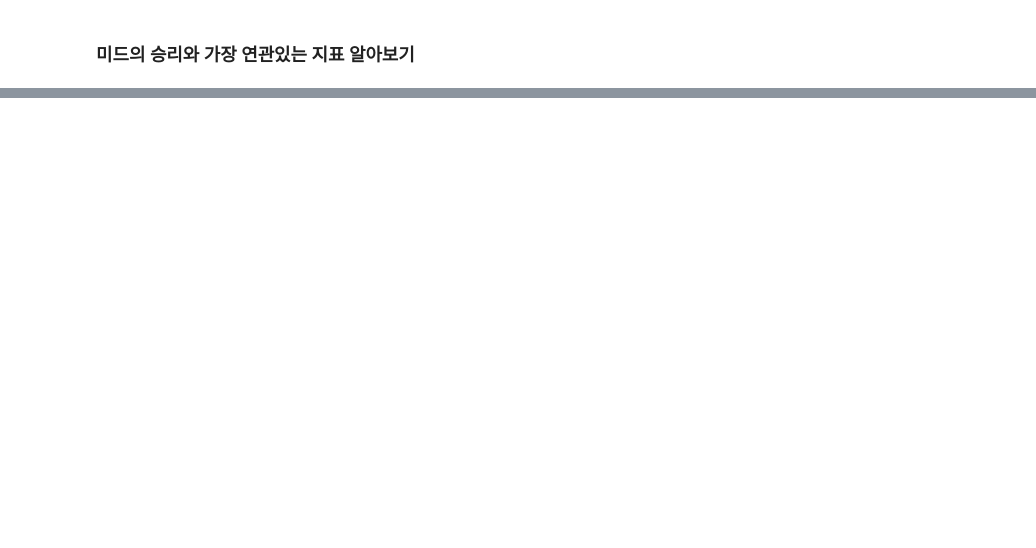
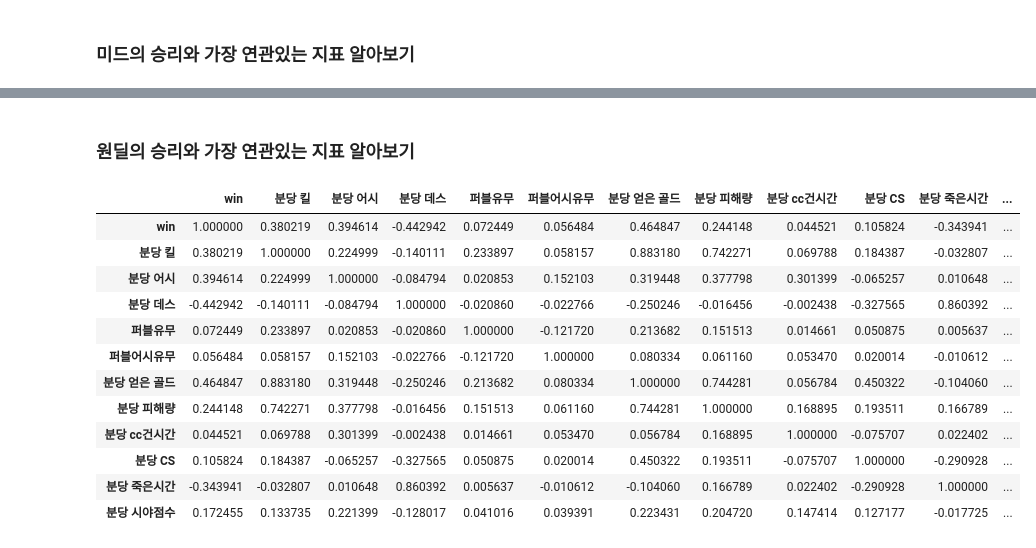
Before and after one commit to league-of-legends-data-analysis/lol-analysis, a Jupyter notebook: 라인별_corr_및_시각화.ipynb, the cells around one changed output, grey strips where cells are left out. Saved outputs shown, nothing was run; the diff lists cells and outputs as text; code cells hidden in the pictures; blank space fills up the shorter version.

Commit message:
각라인별 corr

```diff
--- a/라인별_corr_및_시각화.ipynb
+++ b/라인별_corr_및_시각화.ipynb
@@ -148,0 +162,18 @@ mid.corr()
+# %% [markdown]
+### 원딜의 승리와 가장 연관있는 지표 알아보기
+# %%
+bottom.corr()
+# %% [output]
+|  | win | 분당 킬 | 분당 어시 | 분당 데스 | 퍼블유무 | 퍼블어시유무 | 분당 얻은 골드 | 분당 피해량 | 분당 cc건시간 | 분당 CS | 분당 죽은시간 | ... |
+| win | 1.000000 | 0.380219 | 0.394614 | -0.442942 | 0.072449 | 0.056484 | 0.464847 | 0.244148 | 0.044521 | 0.105824 | -0.343941 | ... |
+| 분당 킬 | 0.380219 | 1.000000 | 0.224999 | -0.140111 | 0.233897 | 0.058157 | 0.883180 | 0.742271 | 0.069788 | 0.184387 | -0.032807 | ... |
+| 분당 어시 | 0.394614 | 0.224999 | 1.000000 | -0.084794 | 0.020853 | 0.152103 | 0.319448 | 0.377798 | 0.301399 | -0.065257 | 0.010648 | ... |
+| 분당 데스 | -0.442942 | -0.140111 | -0.084794 | 1.000000 | -0.020860 | -0.022766 | -0.250246 | -0.016456 | -0.002438 | -0.327565 | 0.860392 | ... |
+| 퍼블유무 | 0.072449 | 0.233897 | 0.020853 | -0.020860 | 1.000000 | -0.121720 | 0.213682 | 0.151513 | 0.014661 | 0.050875 | 0.005637 | ... |
+| 퍼블어시유무 | 0.056484 | 0.058157 | 0.152103 | -0.022766 | -0.121720 | 1.000000 | 0.080334 | 0.061160 | 0.053470 | 0.020014 | -0.010612 | ... |
+| 분당 얻은 골드 | 0.464847 | 0.883180 | 0.319448 | -0.250246 | 0.213682 | 0.080334 | 1.000000 | 0.744281 | 0.056784 | 0.450322 | -0.104060 | ... |
+| 분당 피해량 | 0.244148 | 0.742271 | 0.377798 | -0.016456 | 0.151513 | 0.061160 | 0.744281 | 1.000000 | 0.168895 | 0.193511 | 0.166789 | ... |
+| 분당 cc건시간 | 0.044521 | 0.069788 | 0.301399 | -0.002438 | 0.014661 | 0.053470 | 0.056784 | 0.168895 | 1.000000 | -0.075707 | 0.022402 | ... |
+| 분당 CS | 0.105824 | 0.184387 | -0.065257 | -0.327565 | 0.050875 | 0.020014 | 0.450322 | 0.193511 | -0.075707 | 1.000000 | -0.290928 | ... |
+| 분당 죽은시간 | -0.343941 | -0.032807 | 0.010648 | 0.860392 | 0.005637 | -0.010612 | -0.104060 | 0.166789 | 0.022402 | -0.290928 | 1.000000 | ... |
+| 분당 시야점수 | 0.172455 | 0.133735 | 0.221399 | -0.128017 | 0.041016 | 0.039391 | 0.223431 | 0.204720 | 0.147414 | 0.127177 | -0.017725 | ... |
```
Also changed, not shown: parts of 8 cells of this notebook.
